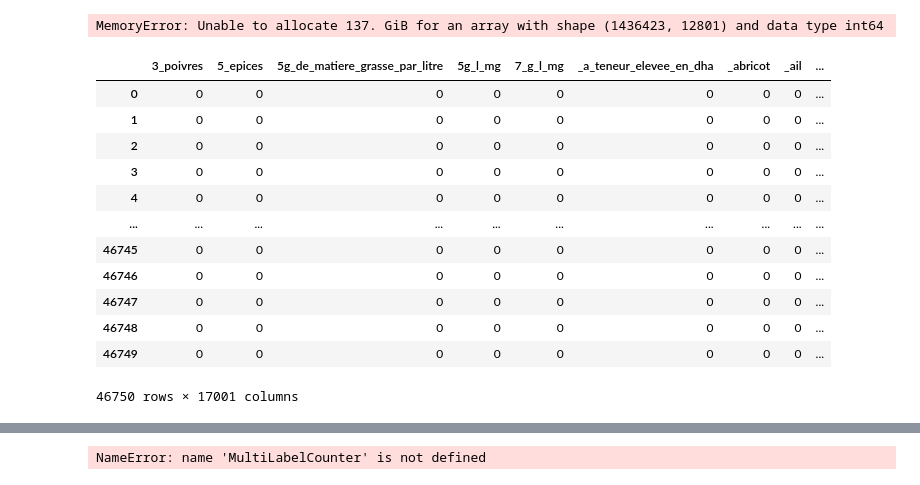
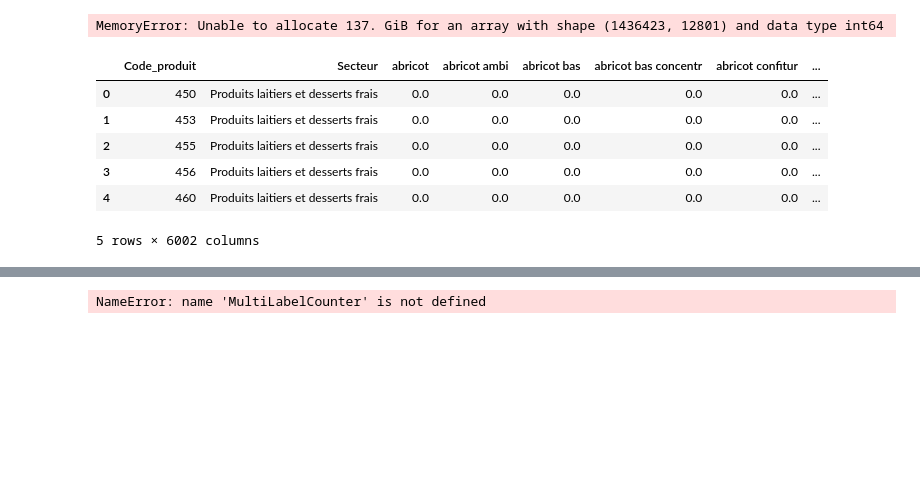
Before and after one commit to Thomasaujoux/food-classification, a Jupyter notebook: models/random_forest.ipynb, the cells around one changed output, grey strips where cells are left out. Cells and saved outputs as stored; diff of their text form; code cells hidden in the pictures; blank space fills up the shorter version.

```diff
--- a/models/random_forest.ipynb
+++ b/models/random_forest.ipynb
@@ -72,19 +80,13 @@ coun_vect = CountVectorizer()
 count_matrix = coun_vect.fit_transform(df['Ingrédient'])
 count_array = count_matrix.toarray()
 df5 = pd.DataFrame(data=count_array,columns = coun_vect.get_feature_names_out())
-# %%
-df5
-# %% [output]
-|  | 3_poivres | 5_epices | 5g_de_matiere_grasse_par_litre | 5g_l_mg | 7_g_l_mg | _a_teneur_elevee_en_dha | _abricot | _ail | ... |
-| 0 | 0 | 0 | 0 | 0 | 0 | 0 | 0 | 0 | ... |
-| 1 | 0 | 0 | 0 | 0 | 0 | 0 | 0 | 0 | ... |
-| 2 | 0 | 0 | 0 | 0 | 0 | 0 | 0 | 0 | ... |
-| 3 | 0 | 0 | 0 | 0 | 0 | 0 | 0 | 0 | ... |
-| 4 | 0 | 0 | 0 | 0 | 0 | 0 | 0 | 0 | ... |
-| ... | ... | ... | ... | ... | ... | ... | ... | ... | ... |
-| 46745 | 0 | 0 | 0 | 0 | 0 | 0 | 0 | 0 | ... |
-| 46746 | 0 | 0 | 0 | 0 | 0 | 0 | 0 | 0 | ... |
-| 46747 | 0 | 0 | 0 | 0 | 0 | 0 | 0 | 0 | ... |
-| 46748 | 0 | 0 | 0 | 0 | 0 | 0 | 0 | 0 | ... |
-| 46749 | 0 | 0 | 0 | 0 | 0 | 0 | 0 | 0 | ... |
-46750 rows × 17001 columns
+# %%
+df.head()
+# %% [output]
+|  | Code_produit | Secteur | abricot | abricot ambi | abricot bas | abricot bas concentr | abricot confitur | ... |
+| 0 | 450 | Produits laitiers et desserts frais | 0.0 | 0.0 | 0.0 | 0.0 | 0.0 | ... |
+| 1 | 453 | Produits laitiers et desserts frais | 0.0 | 0.0 | 0.0 | 0.0 | 0.0 | ... |
+| 2 | 455 | Produits laitiers et desserts frais | 0.0 | 0.0 | 0.0 | 0.0 | 0.0 | ... |
+| 3 | 456 | Produits laitiers et desserts frais | 0.0 | 0.0 | 0.0 | 0.0 | 0.0 | ... |
+| 4 | 460 | Produits laitiers et desserts frais | 0.0 | 0.0 | 0.0 | 0.0 | 0.0 | ... |
+5 rows × 6002 columns
```
Also changed, not shown: parts of 6 cells of this notebook, 2 other files.
